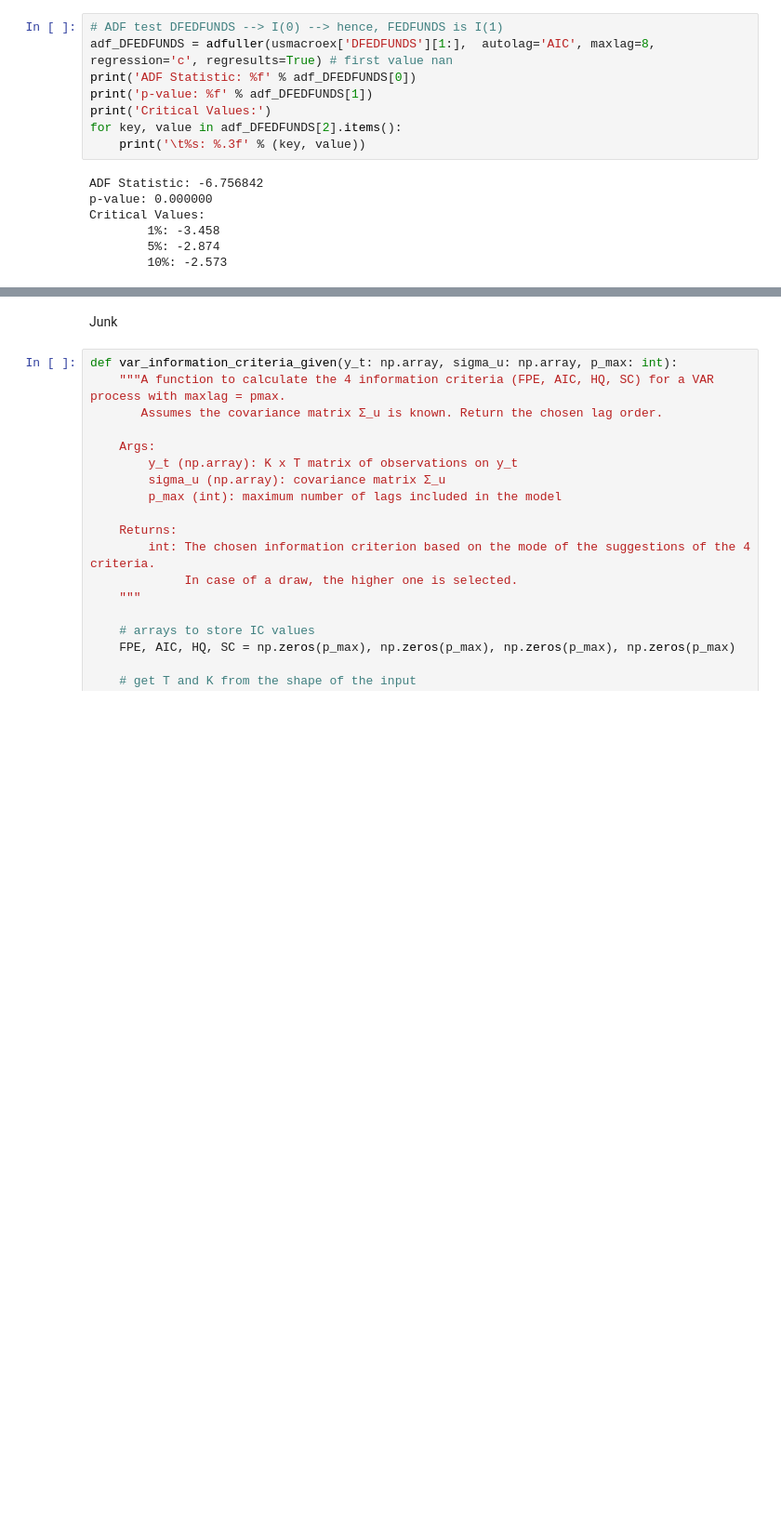
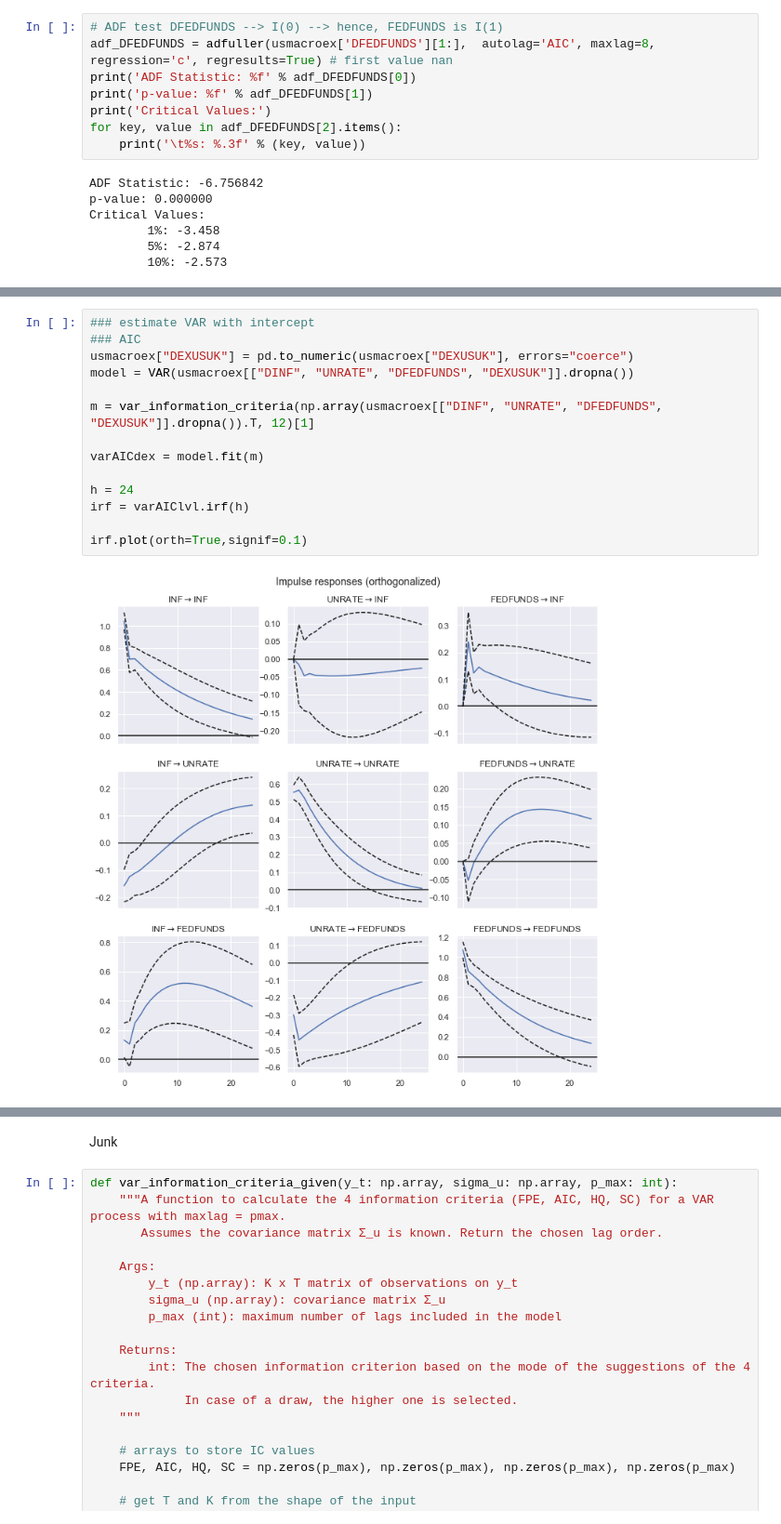
Before and after one commit to jo2hummel/Advanced-Time-Series, a Jupyter notebook: Take Home/Take Home_v0.ipynb, the cells around one changed output, grey strips where cells are left out. Shown at 93% size. Cells and saved outputs as stored; diff of their text form; blank space fills up the shorter version.

```diff
--- a/Take Home/Take Home_v0.ipynb
+++ b/Take Home/Take Home_v0.ipynb
@@ -599,0 +737,16 @@ Exercise 2(i)
+# %%
+### estimate VAR with intercept
+### AIC
+usmacroex["DEXUSUK"] = pd.to_numeric(usmacroex["DEXUSUK"], errors="coerce")
+model = VAR(usmacroex[["DINF", "UNRATE", "DFEDFUNDS", "DEXUSUK"]].dropna())
+
+m = var_information_criteria(np.array(usmacroex[["DINF", "UNRATE", "DFEDFUNDS", "DEXUSUK"]].dropna()).T, 12)[1]
+
+varAICdex = model.fit(m)
+
+h = 24
+irf = varAIClvl.irf(h)
+
+irf.plot(orth=True,signif=0.1)
+# %% [output]
+[figure, added]
```
Also changed, not shown: parts of 31 cells of this notebook.
